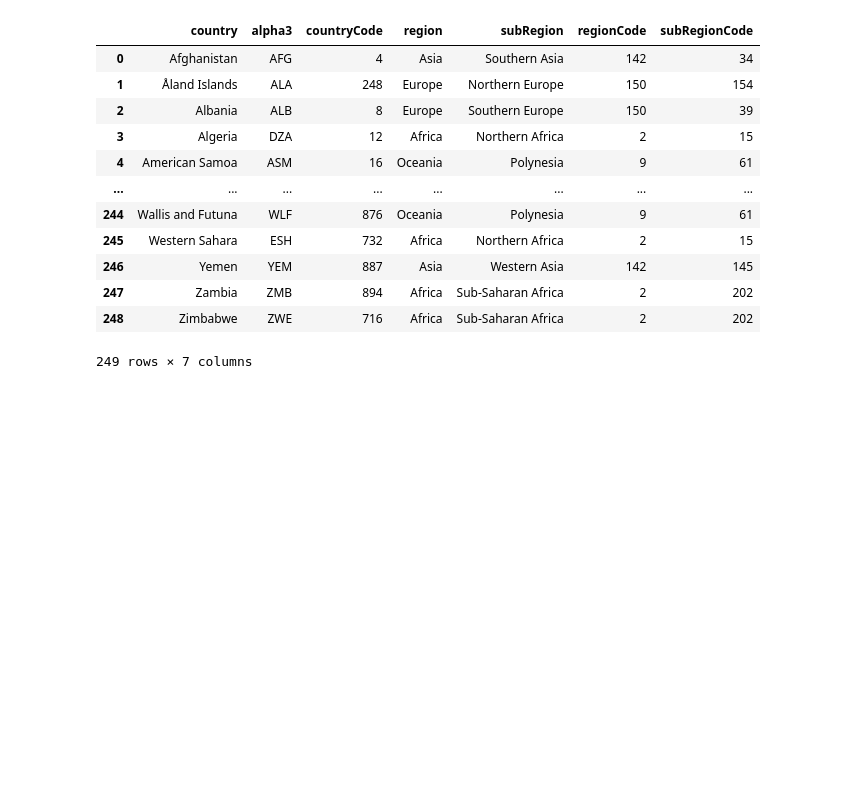
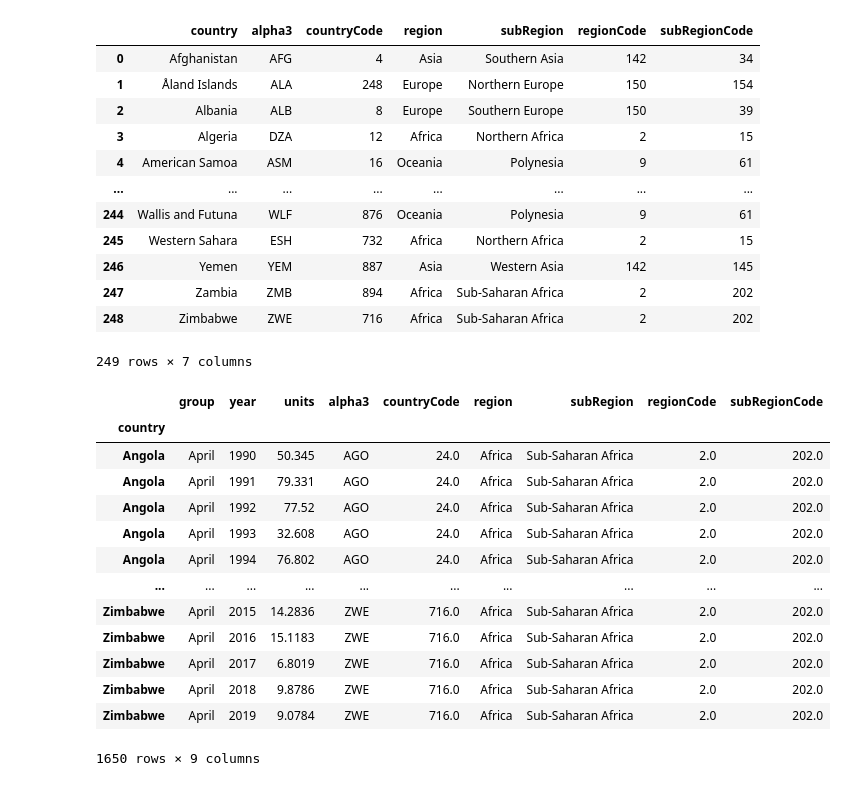
Before and after one commit to hpuma/global-coffee-trade-historical-data, a Jupyter notebook: curation/tp_data_wrangling.ipynb, the cells around one changed output. Cells and saved outputs as stored; diff of their text form; code cells hidden in the pictures; blank space fills up the shorter version.

```diff
--- a/curation/tp_data_wrangling.ipynb
+++ b/curation/tp_data_wrangling.ipynb
@@ -139,7 +139,23 @@ global_countries
 | 248 | Zimbabwe | ZWE | 716 | Africa | Sub-Saharan Africa | 2 | 202 |
 249 rows × 7 columns
 # %%
-df = df.set_index('country')(global_countries.set_index("country"))
+df = df.set_index('country').join(global_countries.set_index("country"))
+df
+# %% [output]
+|  | group | year | units | alpha3 | countryCode | region | subRegion | regionCode | subRegionCode |
+| country |  |  |  |  |  |  |  |  |  |
+| Angola | April | 1990 | 50.345 | AGO | 24.0 | Africa | Sub-Saharan Africa | 2.0 | 202.0 |
+| Angola | April | 1991 | 79.331 | AGO | 24.0 | Africa | Sub-Saharan Africa | 2.0 | 202.0 |
+| Angola | April | 1992 | 77.52 | AGO | 24.0 | Africa | Sub-Saharan Africa | 2.0 | 202.0 |
+| Angola | April | 1993 | 32.608 | AGO | 24.0 | Africa | Sub-Saharan Africa | 2.0 | 202.0 |
+| Angola | April | 1994 | 76.802 | AGO | 24.0 | Africa | Sub-Saharan Africa | 2.0 | 202.0 |
+| ... | ... | ... | ... | ... | ... | ... | ... | ... | ... |
+| Zimbabwe | April | 2015 | 14.2836 | ZWE | 716.0 | Africa | Sub-Saharan Africa | 2.0 | 202.0 |
+| Zimbabwe | April | 2016 | 15.1183 | ZWE | 716.0 | Africa | Sub-Saharan Africa | 2.0 | 202.0 |
+| Zimbabwe | April | 2017 | 6.8019 | ZWE | 716.0 | Africa | Sub-Saharan Africa | 2.0 | 202.0 |
+| Zimbabwe | April | 2018 | 9.8786 | ZWE | 716.0 | Africa | Sub-Saharan Africa | 2.0 | 202.0 |
+| Zimbabwe | April | 2019 | 9.0784 | ZWE | 716.0 | Africa | Sub-Saharan Africa | 2.0 | 202.0 |
+1650 rows × 9 columns
 # %%
 # EXPORT CSV FILE
 # df.to_csv("../data/total_production_v1.csv", index=False)
```
Also changed, not shown: parts of 1 cell of this notebook.
